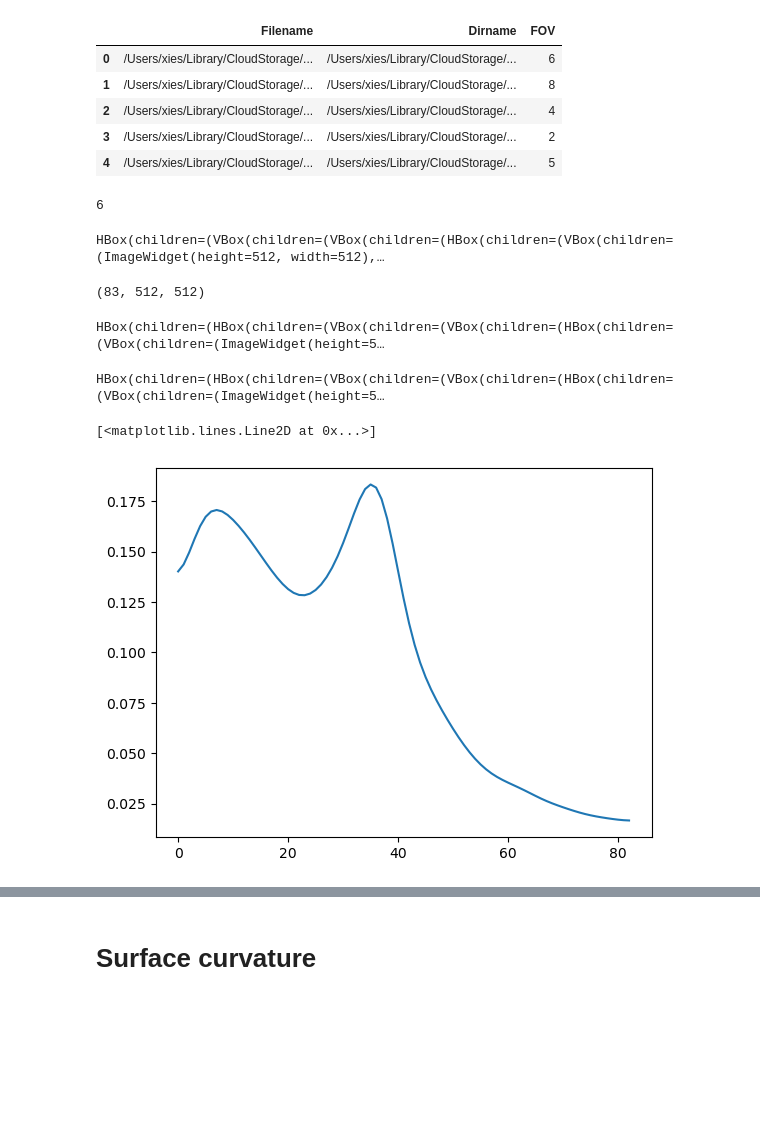
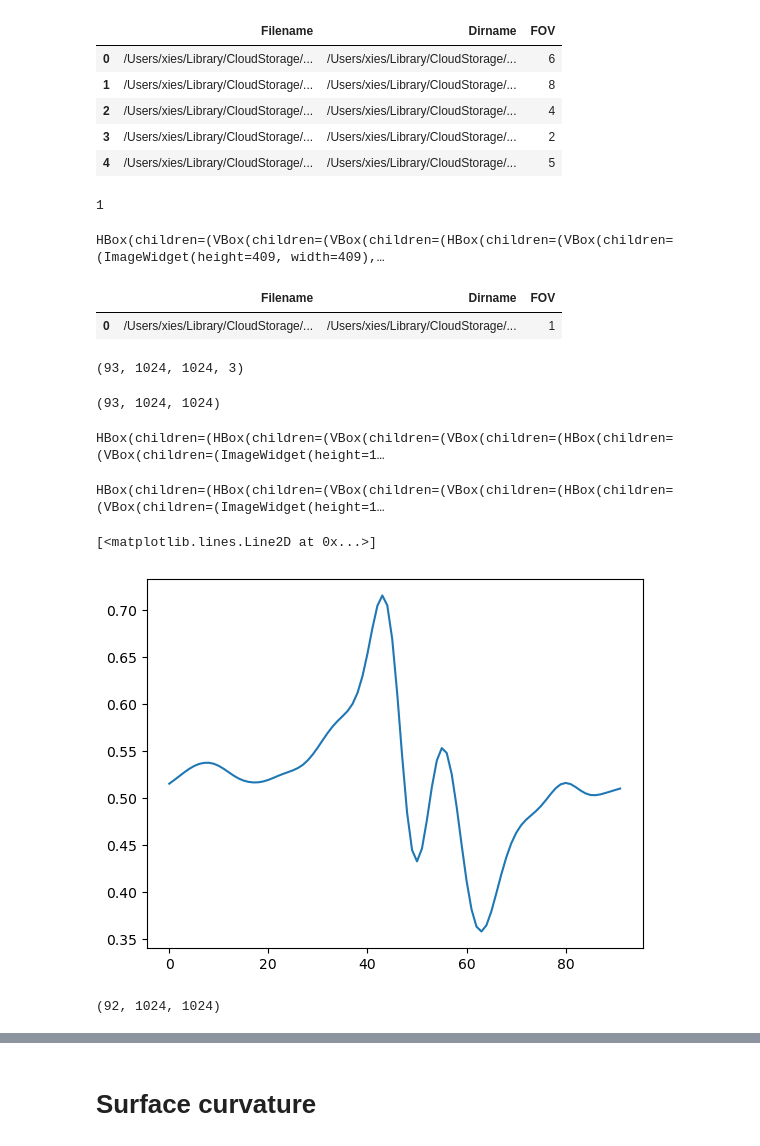
Before and after one commit to xies/mouse_skin_size_control, a Jupyter notebook: 2025_lineage_analysis/tissue_curvature/integrin_a6.ipynb, the cells around one changed output, grey strips where cells are left out. Drawn from its saved outputs; the diff is of its cells as text; code cells hidden in the pictures; blank space fills up the shorter version.

```diff
--- a/2025_lineage_analysis/tissue_curvature/integrin_a6.ipynb
+++ b/2025_lineage_analysis/tissue_curvature/integrin_a6.ipynb
@@ -30,7 +33,7 @@ manifest
 | 4 | /Users/xies/Library/CloudStorage/... | /Users/xies/Library/CloudStorage/... | 5 |
 # %%
 
-dirname = '/Users/xies/Library/CloudStorage/OneDrive-Stanford/Skin/Fixed/05-24-2026 ASAP uninduced antibody tests/DAPI alpha6488/'
+dirname = '/Users/xies/Library/CloudStorage/OneDrive-Stanford/Skin/Fixed/07-13-2026 whole hindpaw a6 K10 long incubation/Cage 5995 1.5 month female/3dperm_7dprim_7dsecond'
 
 dx = 0.4143213; dz = 1;
 
@@ -44,28 +47,37 @@ img_dict = {row['FOV']:
             io.imread(row['Filename']) for _,row in manifest.iterrows()}
 
 idx = 0
-channel = 0
+channel = 1
 
 print(manifest.loc[idx]['FOV'])
-stackview.slice(img_dict[manifest.loc[idx]['FOV']])
+stackview.slice(img_dict[manifest.loc[idx]['FOV']],zoom_factor=0.4)
 # %% [output]
-6
+1
-HBox(children=(VBox(children=(VBox(children=(HBox(children=(VBox(children=(ImageWidget(height=512, width=512),…
+HBox(children=(VBox(children=(VBox(children=(HBox(children=(VBox(children=(ImageWidget(height=409, width=409),…
+# %%
+manifest
+# %% [output]
+|  | Filename | Dirname | FOV |
+| 0 | /Users/xies/Library/CloudStorage/... | /Users/xies/Library/CloudStorage/... | 1 |
+# %%
+im.shape
+# %% [output]
+(93, 1024, 1024, 3)
 # %%
 from scipy.ndimage import gaussian_filter
 
 sigma = 5 #microns
 
-im = img_dict[manifest.loc[idx]['FOV']][:,channel,...]
+im = img_dict[manifest.loc[idx]['FOV']][...,channel]
 im = util.img_as_float(im)
 print(im.shape)
 
-im_blur = gaussian_filter(im, sigma=[3,10,10])
+im_blur = gaussian_filter(im, sigma=[3,20,20])
 
 stackview.orthogonal(im_blur,continuous_update=True)
 # %% [output]
-(83, 512, 512)
+(93, 1024, 1024)
-HBox(children=(HBox(children=(VBox(children=(VBox(children=(HBox(children=(VBox(children=(ImageWidget(height=5…
+HBox(children=(HBox(children=(VBox(children=(VBox(children=(HBox(children=(VBox(children=(ImageWidget(height=1…
 # %%
 from imageUtils import get_z_gradient
 
@@ -75,14 +87,16 @@ im_blur_gradient = im_blur_gradient / im_blur_gradient.max()
 
 stackview.orthogonal(im_blur_gradient)
 # %% [output]
-HBox(children=(HBox(children=(VBox(children=(VBox(children=(HBox(children=(VBox(children=(ImageWidget(height=5…
+HBox(children=(HBox(children=(VBox(children=(VBox(children=(HBox(children=(VBox(children=(ImageWidget(height=1…
 # %%
-plt.plot(im_blur[:,256,267])
+plt.plot(im_blur_gradient[:,500,492])
 # %% [output]
 [<matplotlib.lines.Line2D at 0x...>]
-[figure, old version]
+[figure, new version]
 # %%
-# [print(s.size()) for s in S]
+im_blur_gradient.shape
+# %% [output]
+(92, 1024, 1024)
 # %%
 from imageUtils import find_z_of_maximal_gradient
 from measurements import fix_holes_in_height_image, make_image_from_heightmap, find_subgraphs_of_connected_local_maxima, reconstruct_surface_from_subgraph
```
Also changed, not shown: parts of 8 cells of this notebook, 19 other files.
